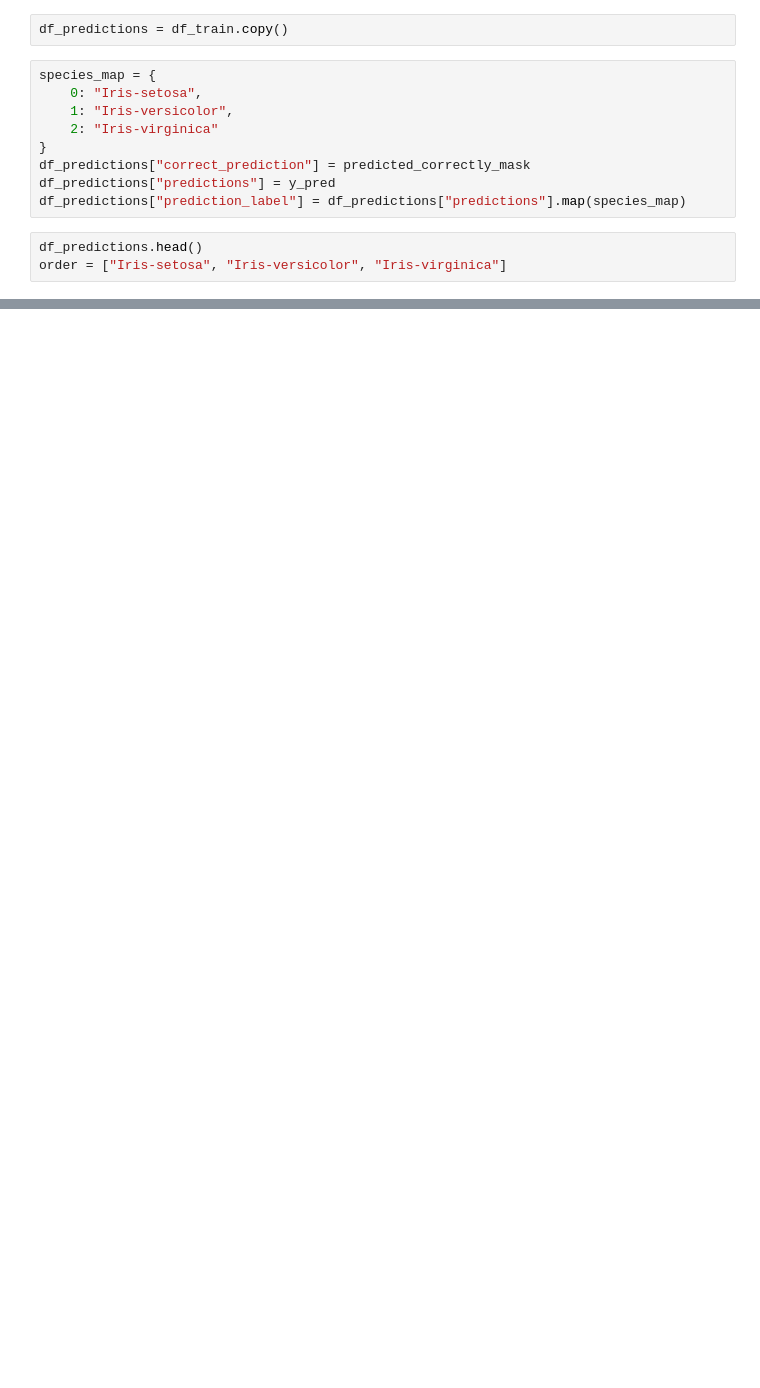
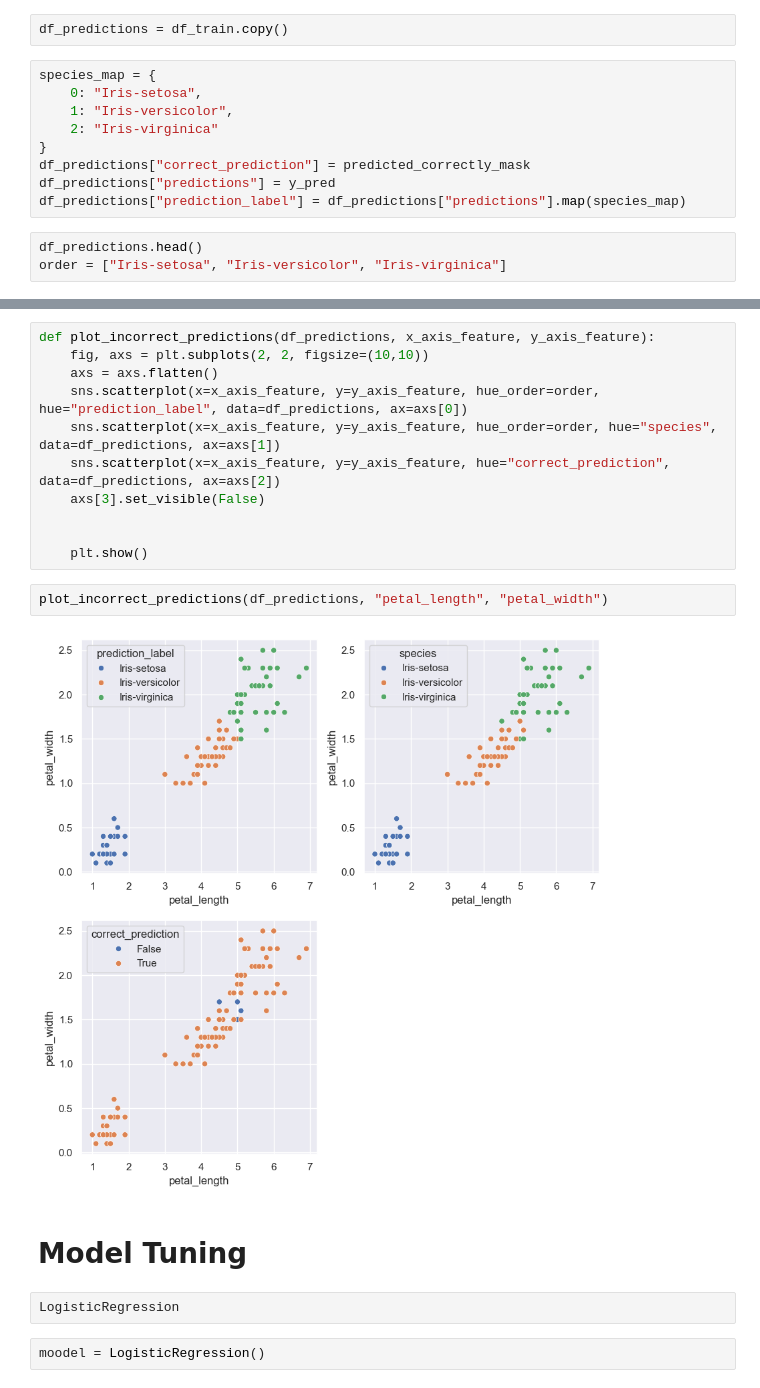
Before and after one commit to gregloos/iris-classification, a Jupyter notebook: classification.ipynb, the cells around one changed output, grey strips where cells are left out. Saved outputs shown, nothing was run; the diff lists cells and outputs as text; blank space fills up the shorter version.

Commit message:
explored failure points, will do model Tuning to better the predictions

```diff
--- a/classification.ipynb
+++ b/classification.ipynb
@@ -285,0 +294,21 @@ sns.scatterplot(x="petal_length", y="petal_width", hue_order=order, hue="species
+# %%
+def plot_incorrect_predictions(df_predictions, x_axis_feature, y_axis_feature):
+    fig, axs = plt.subplots(2, 2, figsize=(10,10))
+    axs = axs.flatten()
+    sns.scatterplot(x=x_axis_feature, y=y_axis_feature, hue_order=order, hue="prediction_label", data=df_predictions, ax=axs[0])
+    sns.scatterplot(x=x_axis_feature, y=y_axis_feature, hue_order=order, hue="species", data=df_predictions, ax=axs[1])
+    sns.scatterplot(x=x_axis_feature, y=y_axis_feature, hue="correct_prediction", data=df_predictions, ax=axs[2])
+    axs[3].set_visible(False)
+
+
+    plt.show()
+# %%
+plot_incorrect_predictions(df_predictions, "petal_length", "petal_width")
+# %% [output]
+[figure, added]
+# %% [markdown]
+# Model Tuning
+# %%
+LogisticRegression
+# %%
+moodel = LogisticRegression()
```
Also changed, not shown: parts of 11 cells of this notebook.
